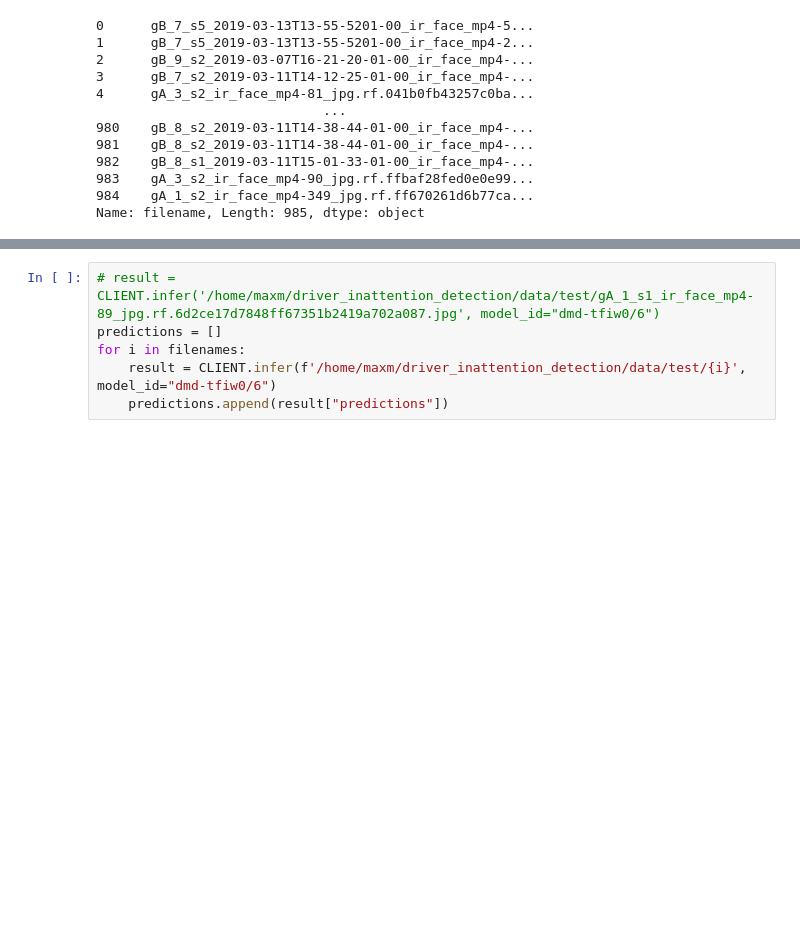
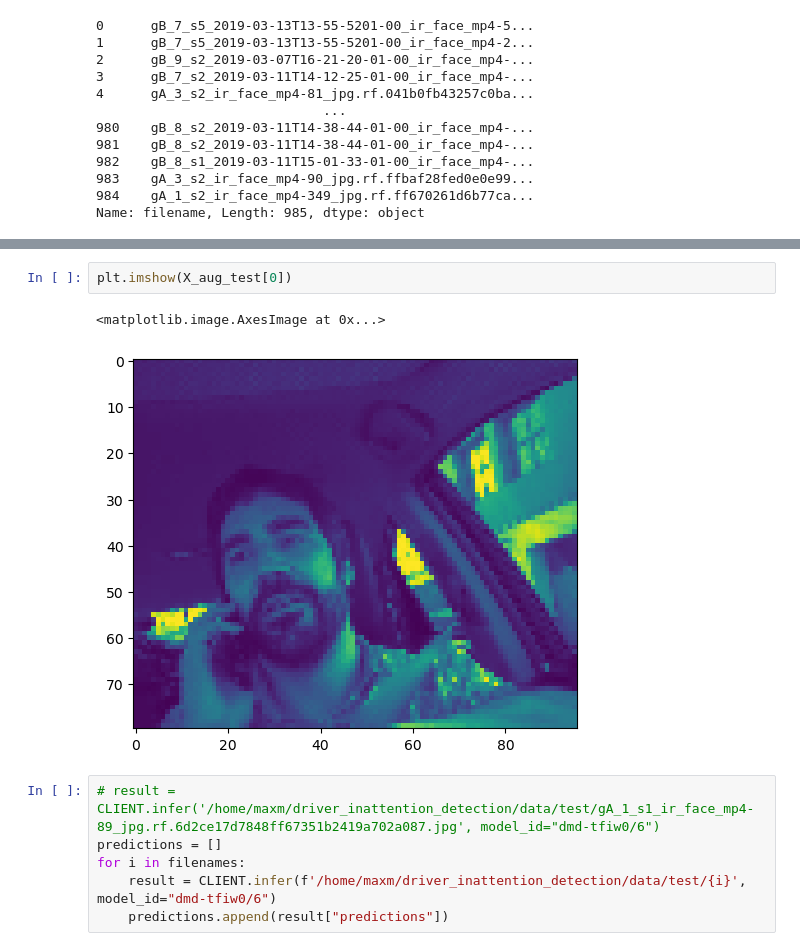
Before and after one commit to lennartvoelz/driver_inattention_detection, a Jupyter notebook: scripts/alt_method.ipynb, the cells around one changed output, grey strips where cells are left out. Saved outputs shown, nothing was run; the diff lists cells and outputs as text; blank space fills up the shorter version.

```diff
--- a/scripts/alt_method.ipynb
+++ b/scripts/alt_method.ipynb
@@ -32,3 +43,8 @@ Name: filename, Length: 985, dtype: object
+# %%
+plt.imshow(X_aug_test[0])
+# %% [output]
+<matplotlib.image.AxesImage at 0x...>
+[figure, added]
 # %%
 # result = CLIENT.infer('/home/maxm/driver_inattention_detection/data/test/gA_1_s1_ir_face_mp4-89_jpg.rf.6d2ce17d7848ff67351b2419a702a087.jpg', model_id="dmd-tfiw0/6")
 predictions = []
```
Also changed, not shown: parts of 7 cells of this notebook, 6 other files.
